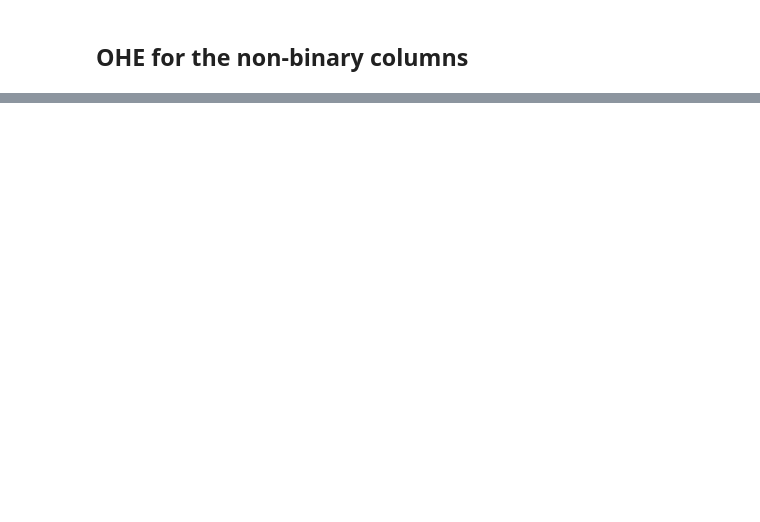
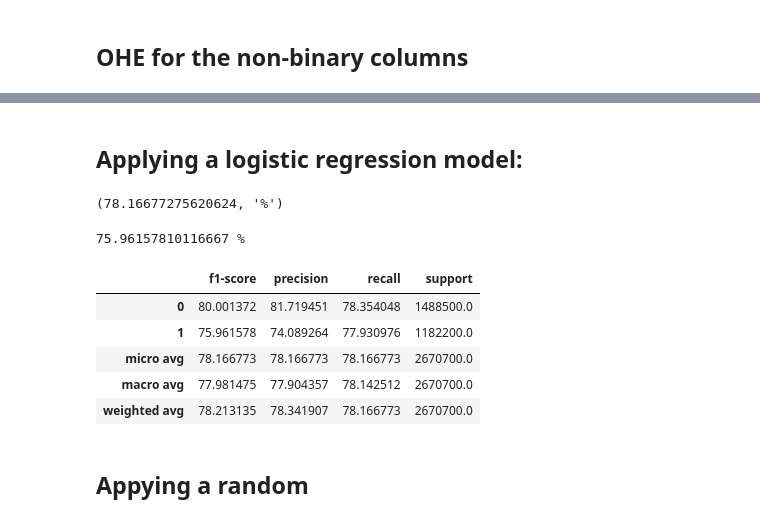
Before and after one commit to hamzaleroi/Vaccination-Challenge, a Jupyter notebook: vaccinaton_challenge_preprocessing.ipynb, the cells around one changed output, grey strips where cells are left out. Drawn from its saved outputs; the diff is of its cells as text; code cells hidden in the pictures; blank space fills up the shorter version.

Commit message:
added the classification

```diff
--- a/vaccinaton_challenge_preprocessing.ipynb
+++ b/vaccinaton_challenge_preprocessing.ipynb
@@ -282,0 +294,25 @@ XY.head()
+# %%
+Y_seasonal = train_set_target['seasonal_vaccine'].to_numpy().ravel()
+# %% [markdown]
+## Applying a logistic regression model:
+# %%
+logreg = LogisticRegression(max_iter=1001,random_state=101)
+logreg.fit(X,Y_seasonal)
+logreg.score(X,Y_seasonal)*100, '%'
+# %% [output]
+(78.16677275620624, '%')
+# %%
+print(f1_score(logreg.predict(X),Y_seasonal)*100,'%')
+# %% [output]
+75.96157810116667 %
+# %%
+pd.DataFrame(classification_report(logreg.predict(X),Y_seasonal,output_dict = True)).T*100
+# %% [output]
+|  | f1-score | precision | recall | support |
+| 0 | 80.001372 | 81.719451 | 78.354048 | 1488500.0 |
+| 1 | 75.961578 | 74.089264 | 77.930976 | 1182200.0 |
+| micro avg | 78.166773 | 78.166773 | 78.166773 | 2670700.0 |
+| macro avg | 77.981475 | 77.904357 | 78.142512 | 2670700.0 |
+| weighted avg | 78.213135 | 78.341907 | 78.166773 | 2670700.0 |
+# %% [markdown]
+## Appying a random
```
Also changed, not shown: parts of 20 cells of this notebook.
